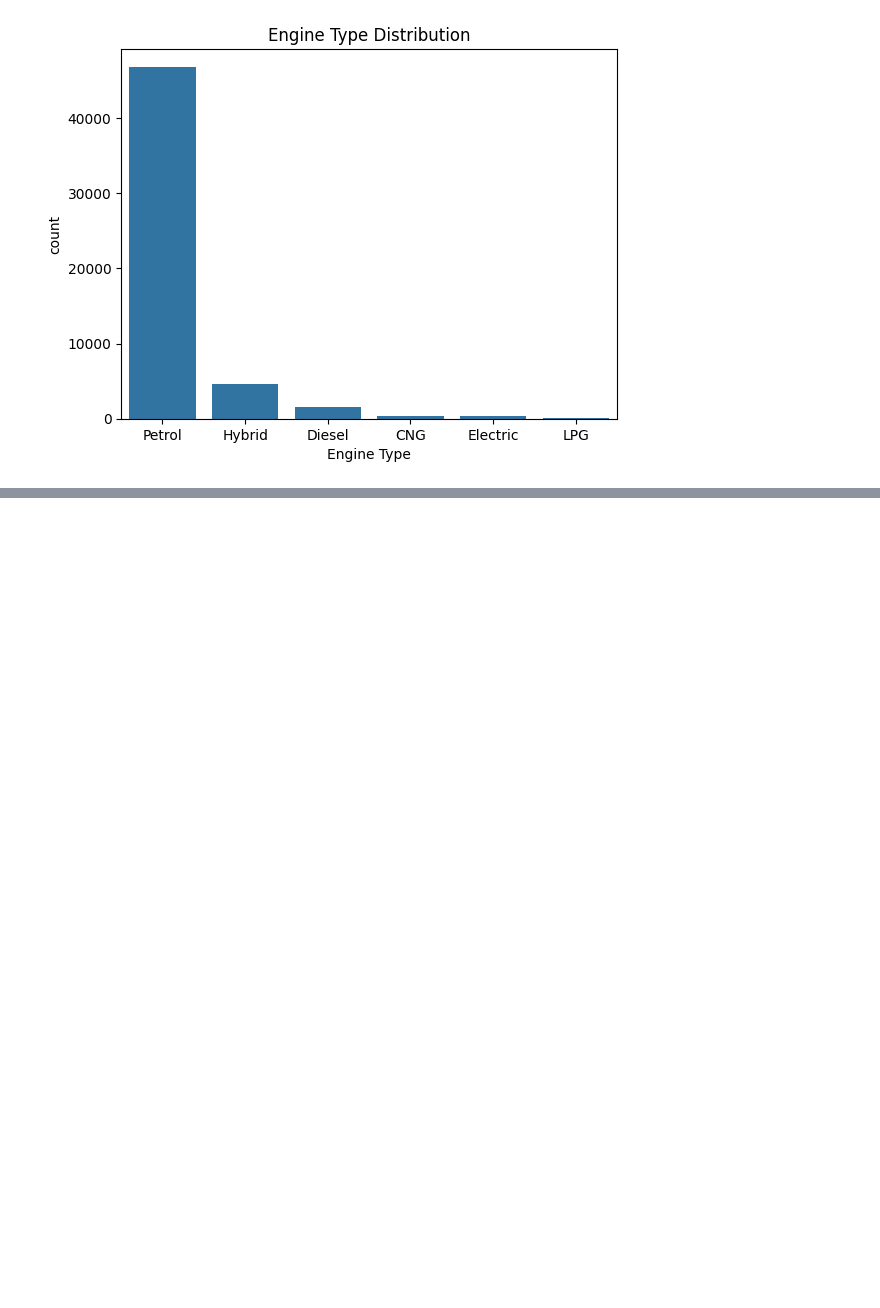
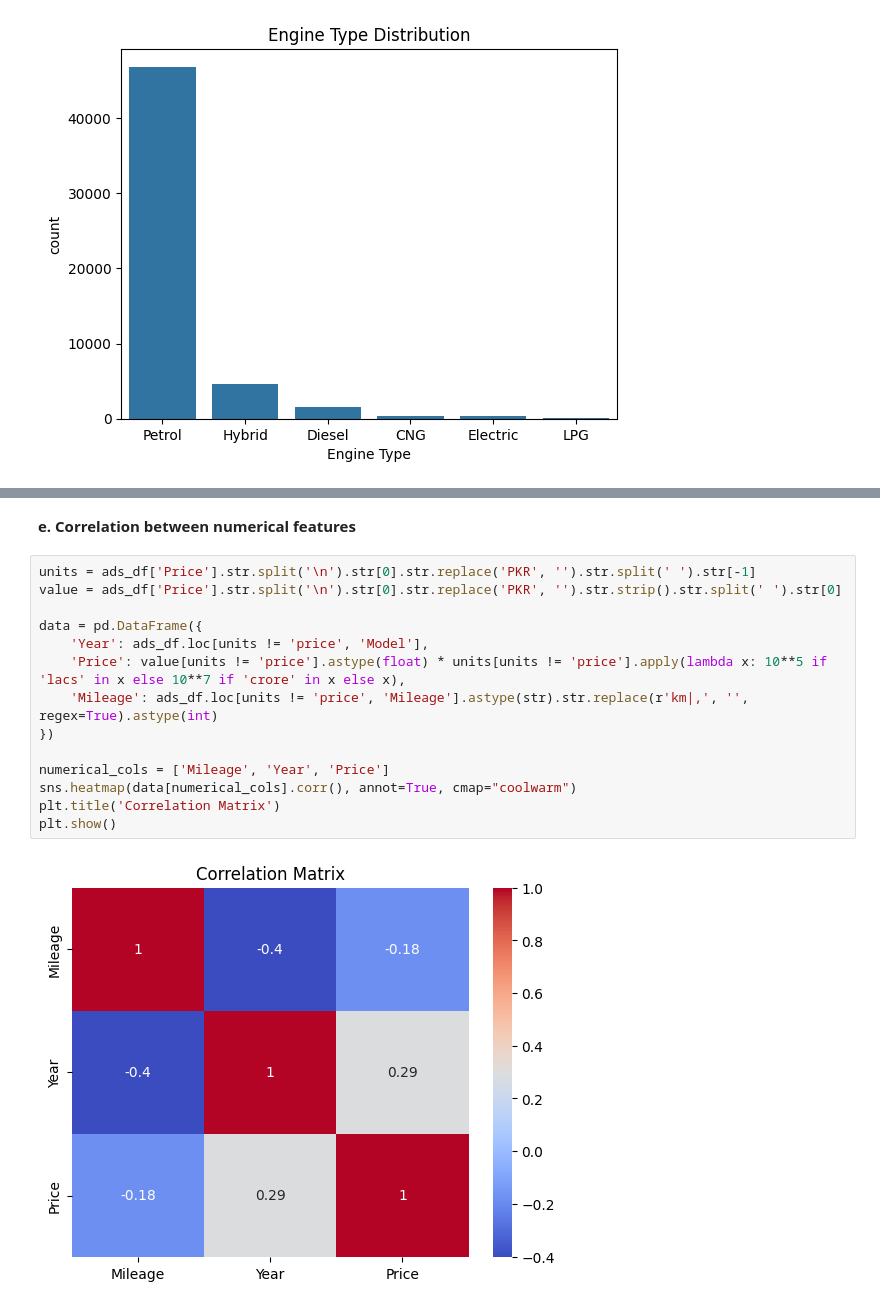
Before and after one commit to Muneeb-03/CS334-PakWheels-Project, a Jupyter notebook: project.ipynb, the cells around one changed output, grey strips where cells are left out. Drawn from its saved outputs; the diff is of its cells as text; blank space fills up the shorter version.

```diff
--- a/project.ipynb
+++ b/project.ipynb
@@ -140,0 +164,18 @@ ads_data.shape
+# %% [markdown]
+**e. Correlation between numerical features**
+# %%
+units = ads_df['Price'].str.split('\n').str[0].str.replace('PKR', '').str.split(' ').str[-1]
+value = ads_df['Price'].str.split('\n').str[0].str.replace('PKR', '').str.strip().str.split(' ').str[0]
+
+data = pd.DataFrame({
+    'Year': ads_df.loc[units != 'price', 'Model'],
+    'Price': value[units != 'price'].astype(float) * units[units != 'price'].apply(lambda x: 10**5 if 'lacs' in x else 10**7 if 'crore' in x else x),
+    'Mileage': ads_df.loc[units != 'price', 'Mileage'].astype(str).str.replace(r'km|,', '', regex=True).astype(int)
+})
+
+numerical_cols = ['Mileage', 'Year', 'Price']
+sns.heatmap(data[numerical_cols].corr(), annot=True, cmap="coolwarm")
+plt.title('Correlation Matrix')
+plt.show()
+# %% [output]
+[figure, added]
```
Also changed, not shown: parts of 16 cells of this notebook.
